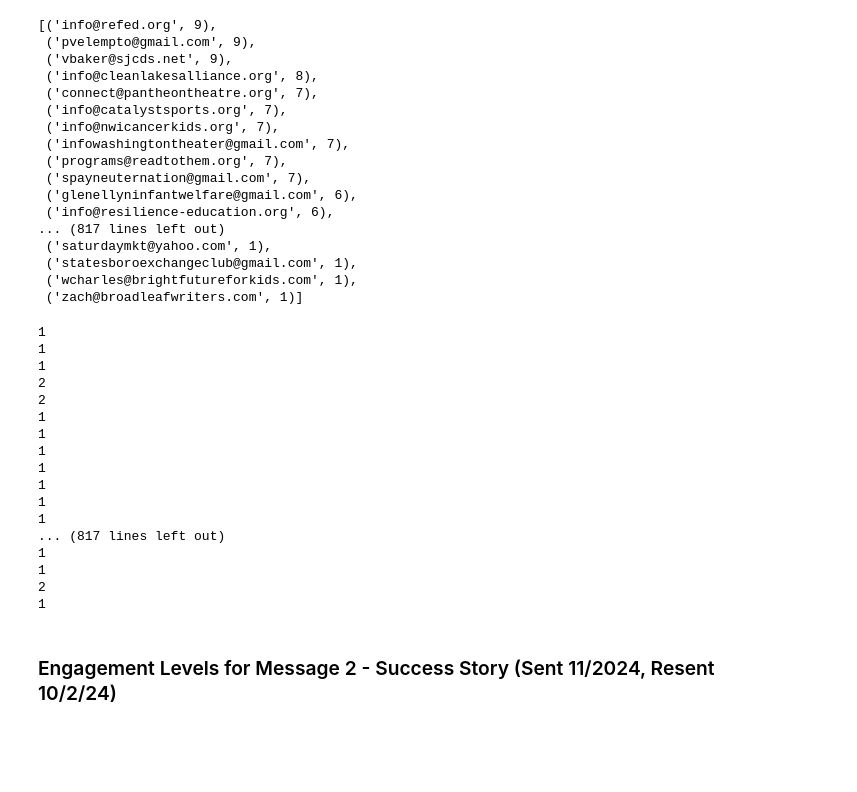
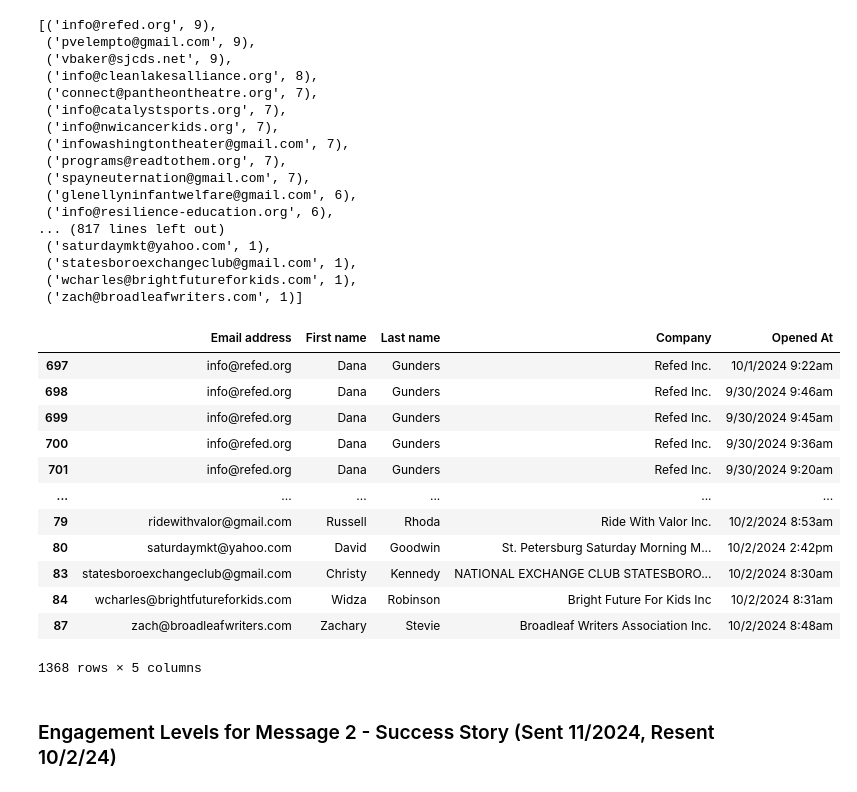
Before and after one commit to Willnguyen02/Recent-Marking-Campaign-Data-Analysis, a Jupyter notebook: main.ipynb, the cells around one changed output. Cells and saved outputs as stored; diff of their text form; code cells hidden in the pictures; blank space fills up the shorter version.

```diff
--- a/main.ipynb
+++ b/main.ipynb
@@ -120,24 +116,3 @@ sorted_emails
  ('statesboroexchangeclub@gmail.com', 1),
  ('wcharles@brightfutureforkids.com', 1),
  ('zach@broadleafwriters.com', 1)]
-# %%
-for item in email_count.values():
-    print(item)
-# %% [output]
-1
-1
-1
-2
-2
-1
-1
-1
-1
-1
-1
-1
-... (817 lines left out)
-1
-1
-2
-1
@@ -146,2 +119,24 @@ for items in
+# %%
+# Created a new dataframe with the sorted data
+sorted_opened_df = pd.DataFrame(columns = ["Email address", "First name", "Last name", "Company","Opened At"])
+for item in sorted_emails:
+   entry = opened_df[opened_df["Email address"] == item[0]]
+   sorted_opened_df = pd.concat([sorted_opened_df,entry])
+
+sorted_opened_df
+# %% [output]
+|  | Email address | First name | Last name | Company | Opened At |
+| 697 | info@refed.org | Dana | Gunders | Refed Inc. | 10/1/2024 9:22am |
+| 698 | info@refed.org | Dana | Gunders | Refed Inc. | 9/30/2024 9:46am |
+| 699 | info@refed.org | Dana | Gunders | Refed Inc. | 9/30/2024 9:45am |
+| 700 | info@refed.org | Dana | Gunders | Refed Inc. | 9/30/2024 9:36am |
+| 701 | info@refed.org | Dana | Gunders | Refed Inc. | 9/30/2024 9:20am |
+| ... | ... | ... | ... | ... | ... |
+| 79 | ridewithvalor@gmail.com | Russell | Rhoda | Ride With Valor Inc. | 10/2/2024 8:53am |
+| 80 | saturdaymkt@yahoo.com | David | Goodwin | St. Petersburg Saturday Morning M... | 10/2/2024 2:42pm |
+| 83 | statesboroexchangeclub@gmail.com | Christy | Kennedy | NATIONAL EXCHANGE CLUB STATESBORO... | 10/2/2024 8:30am |
+| 84 | wcharles@brightfutureforkids.com | Widza | Robinson | Bright Future For Kids Inc | 10/2/2024 8:31am |
+| 87 | zach@broadleafwriters.com | Zachary | Stevie | Broadleaf Writers Association Inc. | 10/2/2024 8:48am |
+1368 rows × 5 columns
 # %% [markdown]
 ### Engagement Levels for Message 2 - Success Story (Sent 11/2024, Resent 10/2/24)
```
Also changed, not shown: parts of 10 cells of this notebook, 1 other file.
